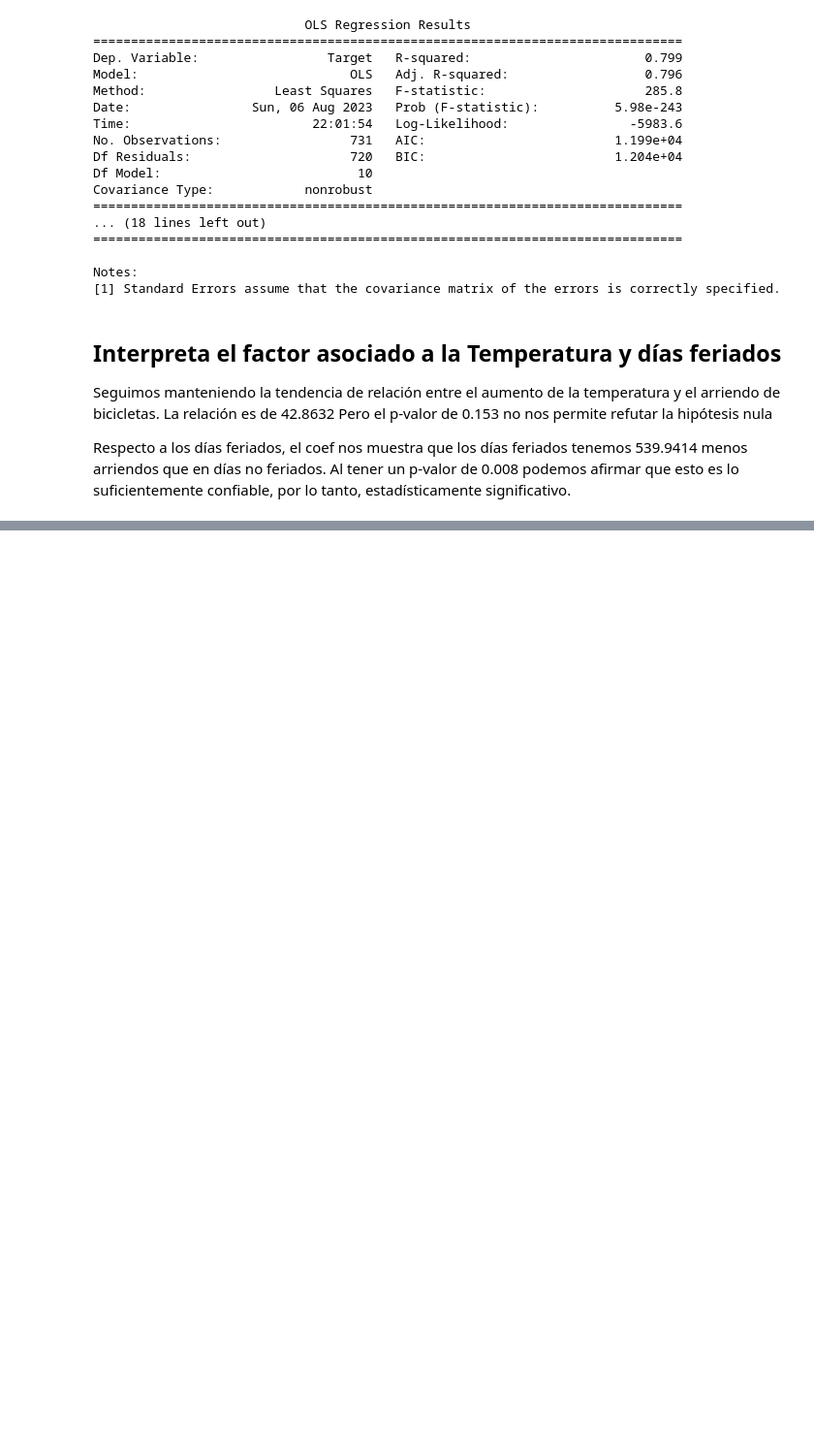
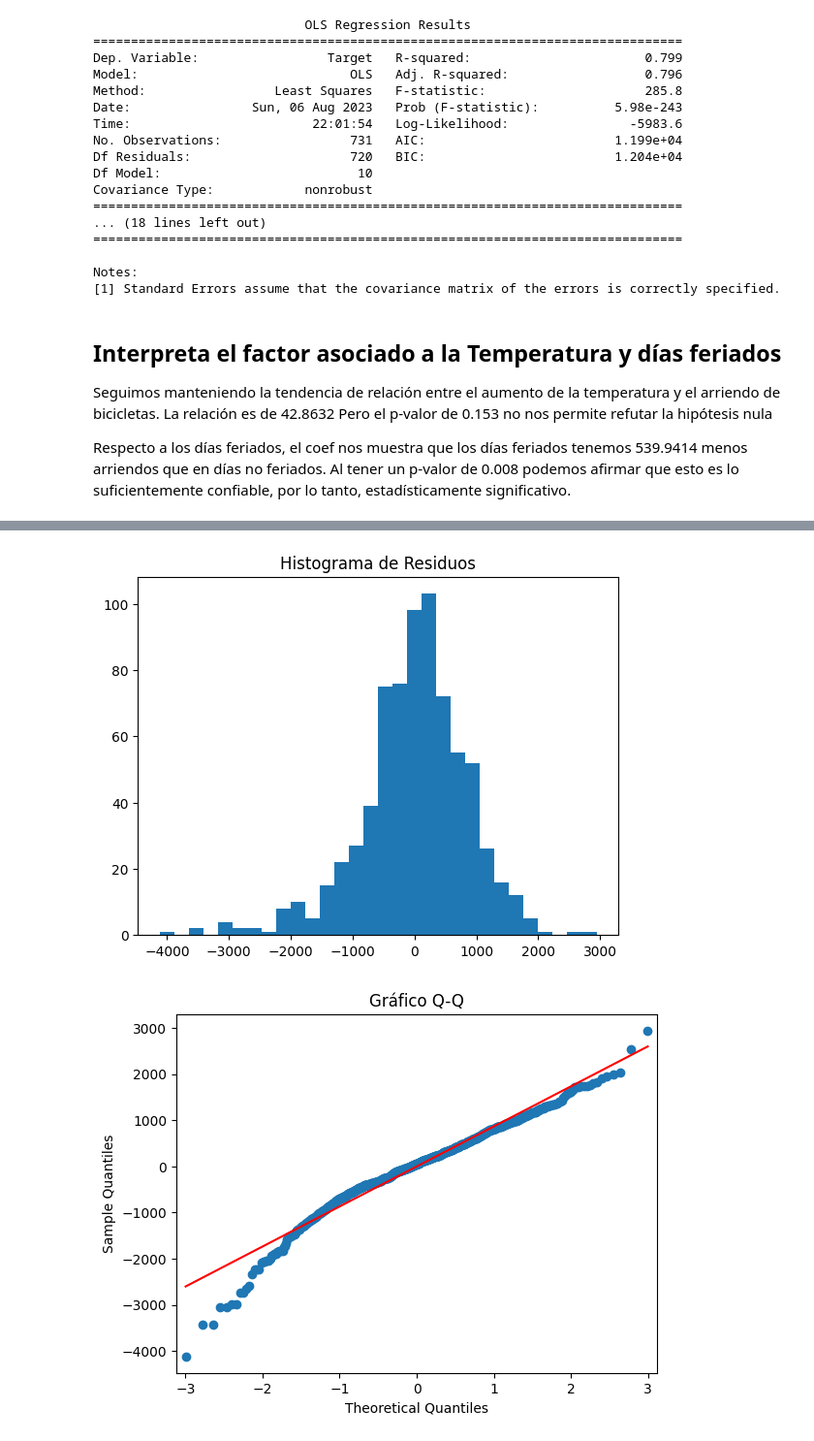
Before and after one commit to davidlealo/diplomadodatascienceuc2023, a Jupyter notebook: primer_taller/entrega.ipynb, the cells around one changed output, grey strips where cells are left out. Shown at 97% size. Saved outputs shown, nothing was run; the diff lists cells and outputs as text; code cells hidden in the pictures; blank space fills up the shorter version.

```diff
--- a/primer_taller/entrega.ipynb
+++ b/primer_taller/entrega.ipynb
@@ -242,0 +253,25 @@ Respecto a los días feriados, el coef nos muestra que los días feriados tenemo
+# %%
+# Usando final_model como nombre del modelo
+residuos = final_model.resid
+valores_ajustados = final_model.fittedvalues
+
+# Histograma de residuos
+plt.hist(residuos, bins=30)
+plt.title("Histograma de Residuos")
+plt.show()
+
+# Gráfico Q-Q
+sm.qqplot(residuos, line='s')
+plt.title("Gráfico Q-Q")
+plt.show()
+
+# Residuos vs. Valores Ajustados
+plt.scatter(valores_ajustados, residuos, alpha=0.5)
+plt.title("Residuos vs Valores Ajustados")
+plt.xlabel("Valores Ajustados")
+plt.ylabel("Residuos")
+plt.axhline(y=0, color='r', linestyle='-')
+plt.show()
+# %% [output]
+[figure, added]
+[figure, added]
```
Also changed, not shown: parts of 3 cells of this notebook.
